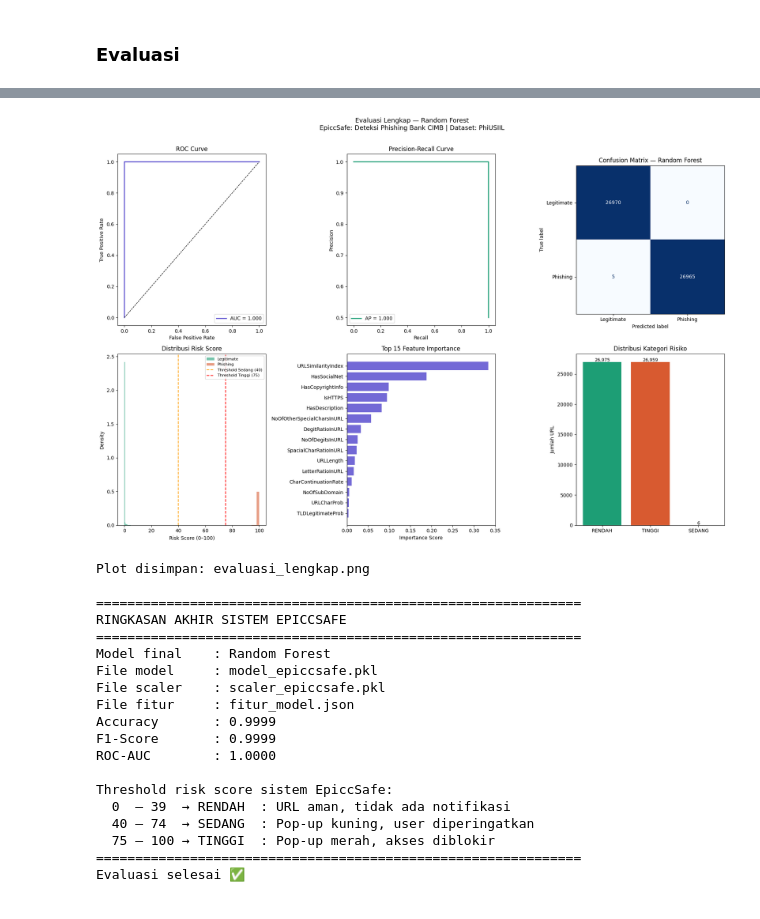
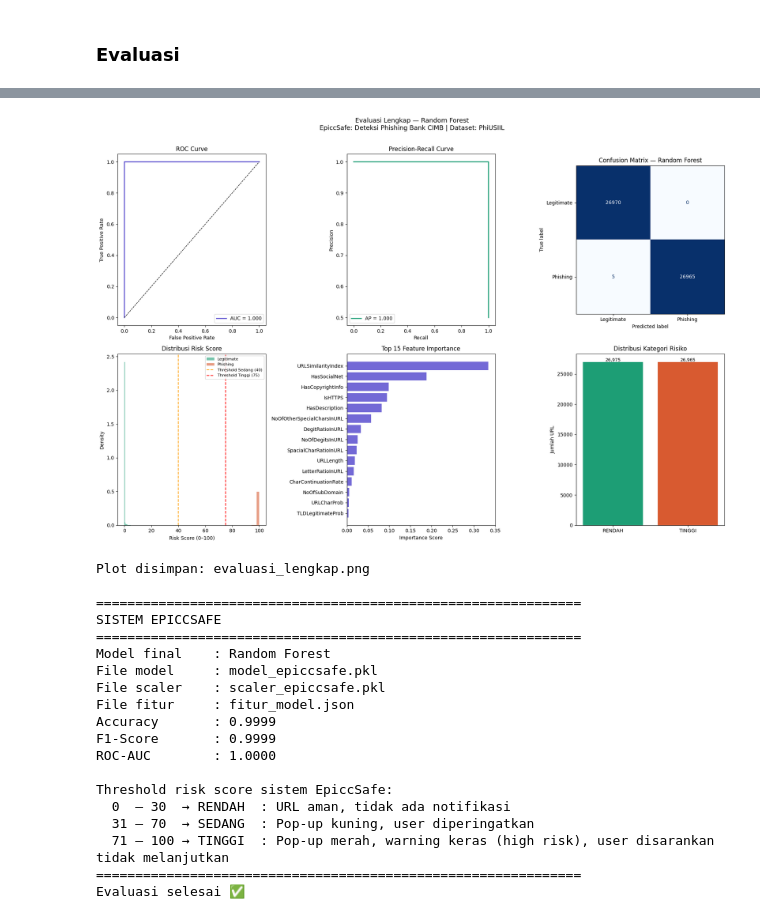
Before and after one commit to EpiccSafe-Capstone/epicc-safe-system, a Jupyter notebook: Capstone_Project_ML_(versi_1_dataset).ipynb, the cells around one changed output, grey strips where cells are left out. Saved outputs shown, nothing was run; the diff lists cells and outputs as text; code cells hidden in the pictures.

```diff
--- a/Capstone_Project_ML_(versi_1_dataset).ipynb
+++ b/Capstone_Project_ML_(versi_1_dataset).ipynb
@@ -743,9 +741,9 @@ def hitung_risk_score(prob_phishing):
 
 def klasifikasi_risiko(score):
     """Tentukan kategori dan tindakan sistem berdasarkan risk score."""
-    if score >= 75:
-        return 'TINGGI   — Pop-up merah, akses diblokir'
-    elif score >= 40:
+    if score >= 71:
+        return 'TINGGI   — Pop-up merah, warning keras (high risk), user disarankan tidak melanjutkan'
+    elif score >= 31:
         return 'SEDANG   — Pop-up kuning, user diperingatkan'
     else:
         return 'RENDAH   — URL aman, tidak ada notifikasi'
@@ -900,7 +898,7 @@ print('Plot disimpan: evaluasi_lengkap.png')
 
 # Ringkasan
 print('\n' + '='*62)
-print('RINGKASAN AKHIR SISTEM EPICCSAFE')
+print('SISTEM EPICCSAFE')
 print('='*62)
 print(f'Model final    : {nama_terbaik}')
 print(f'File model     : model_epiccsafe.pkl')
@@ -910,9 +908,9 @@ print(f'Accuracy       : {acc_f:.4f}')
 print(f'F1-Score       : {f1_f:.4f}')
 print(f'ROC-AUC        : {auc_f:.4f}')
 print('\nThreshold risk score sistem EpiccSafe:')
-print('  0  – 39  → RENDAH  : URL aman, tidak ada notifikasi')
-print('  40 – 74  → SEDANG  : Pop-up kuning, user diperingatkan')
-print('  75 – 100 → TINGGI  : Pop-up merah, akses diblokir')
+print('  0  – 30  → RENDAH  : URL aman, tidak ada notifikasi')
+print('  31 – 70  → SEDANG  : Pop-up kuning, user diperingatkan')
+print('  71 – 100 → TINGGI  : Pop-up merah, warning keras (high risk), user disarankan tidak melanjutkan')
 print('='*62)
 print('Evaluasi selesai ✅')
 # %% [output]
@@ -931,13 +929,13 @@ Contoh 6 prediksi acak dari test set:
 ... (21 lines left out)
 
       accuracy                           1.00     53940
      macro avg       1.00      1.00      1.00     53940
   weighted avg       1.00      1.00      1.00     53940
-[figure, old version]
+[figure, new version]
 Plot disimpan: evaluasi_lengkap.png
 
 ==============================================================
-RINGKASAN AKHIR SISTEM EPICCSAFE
+SISTEM EPICCSAFE
 ==============================================================
 Model final    : Random Forest
 File model     : model_epiccsafe.pkl
@@ -948,8 +946,8 @@ F1-Score       : 0.9999
 ROC-AUC        : 1.0000
 
 Threshold risk score sistem EpiccSafe:
-  0  – 39  → RENDAH  : URL aman, tidak ada notifikasi
-  40 – 74  → SEDANG  : Pop-up kuning, user diperingatkan
-  75 – 100 → TINGGI  : Pop-up merah, akses diblokir
+  0  – 30  → RENDAH  : URL aman, tidak ada notifikasi
+  31 – 70  → SEDANG  : Pop-up kuning, user diperingatkan
+  71 – 100 → TINGGI  : Pop-up merah, warning keras (high risk), user disarankan tidak melanjutkan
 ==============================================================
 Evaluasi selesai ✅
```
Also changed, not shown: parts of 4 cells of this notebook.
